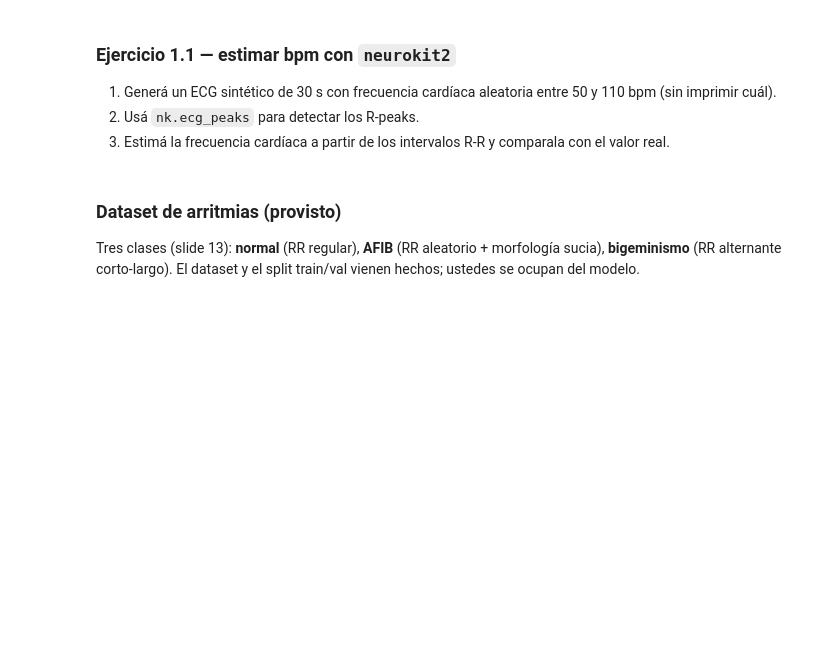
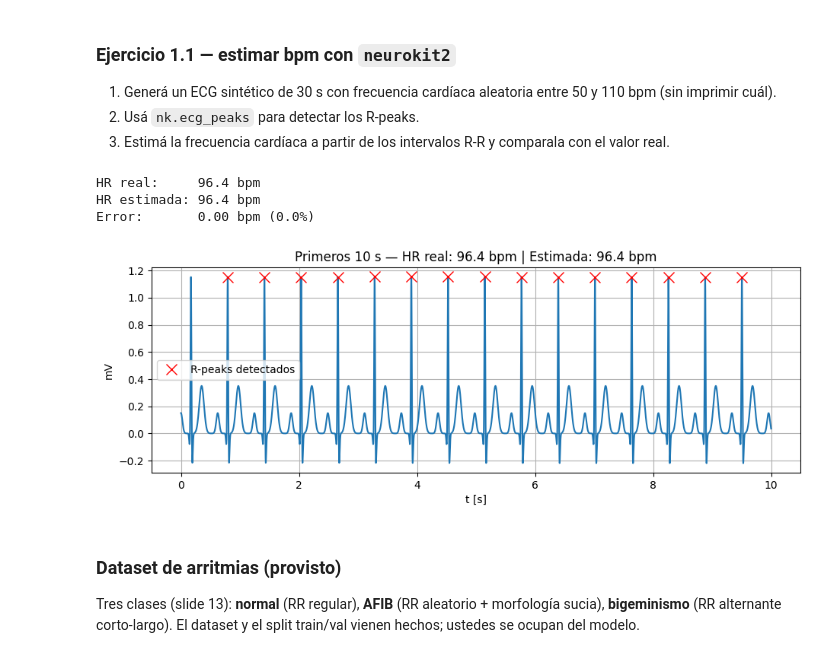
Before and after one commit to Facundoks/facundo-sanchez-ia-biomed, a Jupyter notebook: entrega4/Entregable4parte2.ipynb, the cells around one changed output. Cells and saved outputs as stored; diff of their text form; code cells hidden in the pictures; blank space fills up the shorter version.

Commit message:
Entregables hechos: - Entrega 3 parte 1 (ejercicios opcionales) - Entrega 3 parte 2 - Entrega 4 parte 1 - Entrega 4 parte 2

```diff
--- a/entrega4/Entregable4parte2.ipynb
+++ b/entrega4/Entregable4parte2.ipynb
@@ -84,27 +92,35 @@ def synthetic_ecg(duration_s, fs, hr_bpm):
 2. Usá `nk.ecg_peaks` para detectar los R-peaks.
 3. Estimá la frecuencia cardíaca a partir de los intervalos R-R y comparala con el valor real.
 # %%
-# Tu código acá
-import neurokit2 as nk
+# 1. Generar ECG sintético con HR aleatoria
+rng_1 = np.random.default_rng(42)
+hr_real = float(rng_1.uniform(50, 110))  # no imprimirlo antes
+t_syn, ecg_syn = synthetic_ecg(30.0, FS_ECG, hr_bpm=hr_real)
 
-# 1. Generar ECG sintético de 30 s con HR aleatoria entre 50 y 110 bpm
-rng_1_1 = np.random.default_rng(42)
-hr_real = rng_1_1.uniform(50, 110)
-fs_ecg = 100
-ecg_sig = synthetic_ecg(duration_s=30.0, fs=fs_ecg, hr_bpm=hr_real)
+# 2. Detectar R-peaks con neurokit2
+_, info_syn = nk.ecg_peaks(ecg_syn, sampling_rate=FS_ECG)
+r_peaks_syn = info_syn['ECG_R_Peaks']
 
-# 2. Detectar R-peaks usando neurokit2
-signals, info = nk.ecg_peaks(ecg_sig, sampling_rate=fs_ecg)
-r_peaks = info['ECG_R_Peaks']
+# 3. Estimar HR a partir de intervalos R-R
+rr_s = np.diff(r_peaks_syn) / FS_ECG       # intervalos R-R en segundos
+hr_est = 60.0 / np.mean(rr_s)
 
-# 3. Estimación de bpm
-rr_intervals = np.diff(r_peaks) / fs_ecg
-hr_estimado = 60.0 / np.mean(rr_intervals)
+print(f'HR real:     {hr_real:.1f} bpm')
+print(f'HR estimada: {hr_est:.1f} bpm')
+print(f'Error:       {abs(hr_est - hr_real):.2f} bpm ({abs(hr_est - hr_real)/hr_real*100:.1f}%)')
 
-print(f'Picos detectados en los índices: {r_peaks}')
-print(f'Frecuencia cardíaca estimada: {hr_estimado:.2f} bpm')
-print(f'Frecuencia cardíaca real: {hr_real:.2f} bpm')
-print(f'Error de estimación: {abs(hr_estimado - hr_real):.4f} bpm')
+plt.plot(t_syn[:int(10*FS_ECG)], ecg_syn[:int(10*FS_ECG)])
+plt.plot(t_syn[r_peaks_syn[r_peaks_syn < int(10*FS_ECG)]],
+         ecg_syn[r_peaks_syn[r_peaks_syn < int(10*FS_ECG)]],
+         'rx', ms=10, label=f'R-peaks detectados')
+plt.xlabel('t [s]'); plt.ylabel('mV')
+plt.title(f'Primeros 10 s — HR real: {hr_real:.1f} bpm | Estimada: {hr_est:.1f} bpm')
+plt.legend(); plt.show()
+# %% [output]
+HR real:     96.4 bpm
+HR estimada: 96.4 bpm
+Error:       0.00 bpm (0.0%)
+[figure, added]
 # %% [markdown]
 ### Dataset de arritmias (provisto)
 
```
Also changed, not shown: parts of 13 cells of this notebook, 21 other files.
